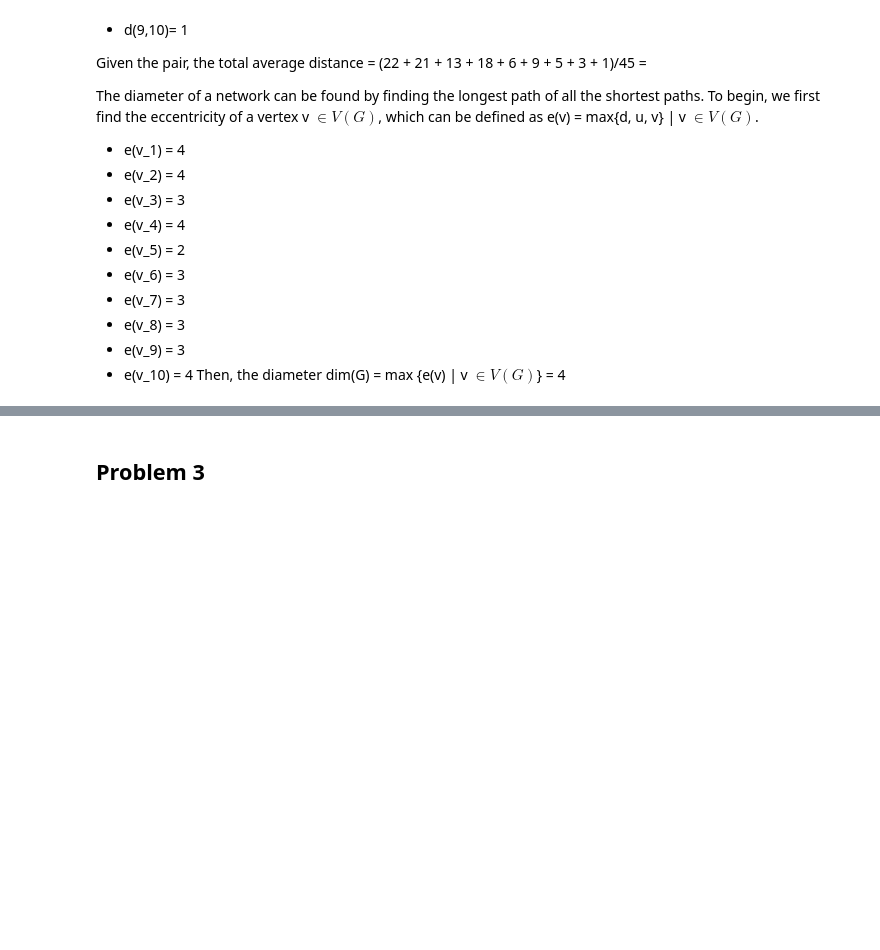
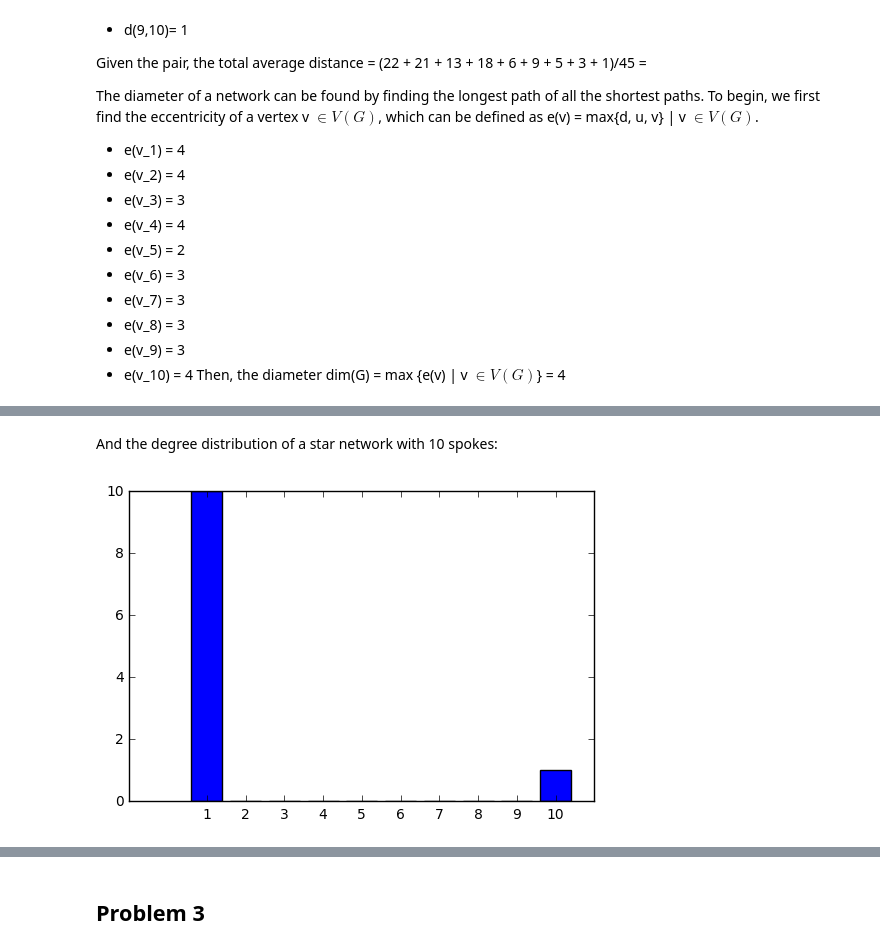
Before and after one commit to drosbcn/Networks, a Jupyter notebook: homework_1.ipynb, the cells around one changed output, grey strips where cells are left out. Drawn from its saved outputs; the diff is of its cells as text; code cells hidden in the pictures; blank space fills up the shorter version.

```diff
--- a/homework_1.ipynb
+++ b/homework_1.ipynb
@@ -101,0 +234,11 @@ Then, the diameter dim(G) = max {e(v) | v $\in V(G)$} = 4
+# %% [markdown]
+And the degree distribution of a star network with 10 spokes:
+# %%
+D = {1:10, 2:0, 3:0, 4:0, 5:0, 6:0, 7:0, 8:0, 9:0, 10:1}
+
+plt.bar(range(len(D)), D.values(), align='center')
+plt.xticks(range(len(D)), D.keys())
+
+plt.show()
+# %% [output]
+[figure, added]
```
Also changed, not shown: parts of 20 cells of this notebook.
